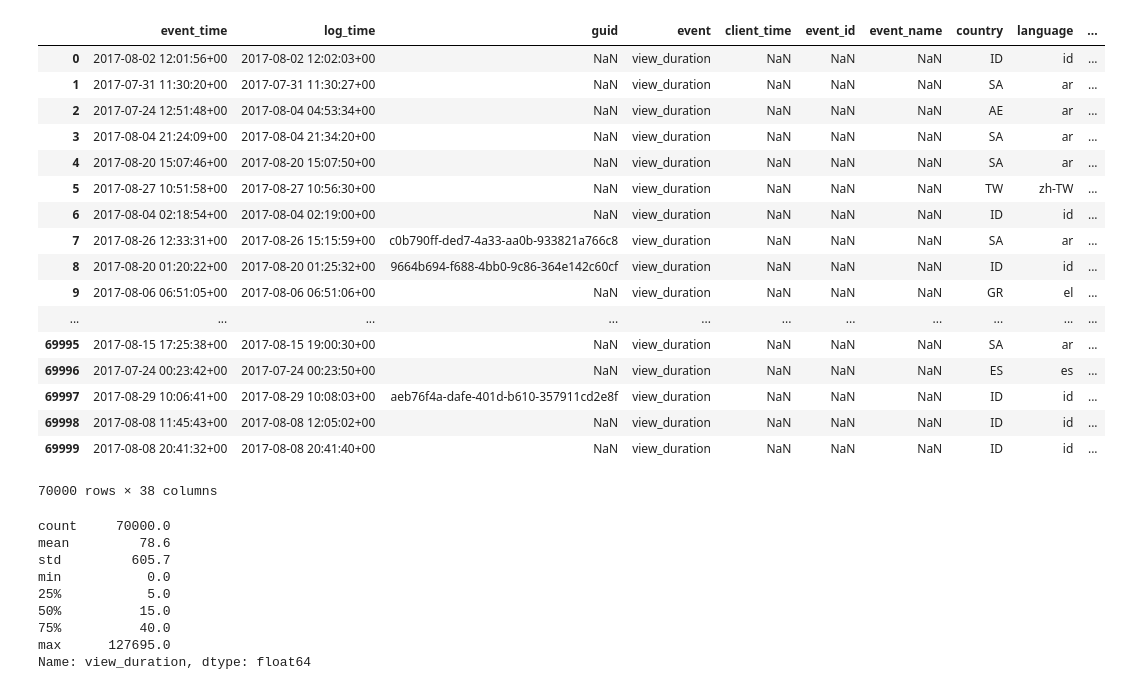
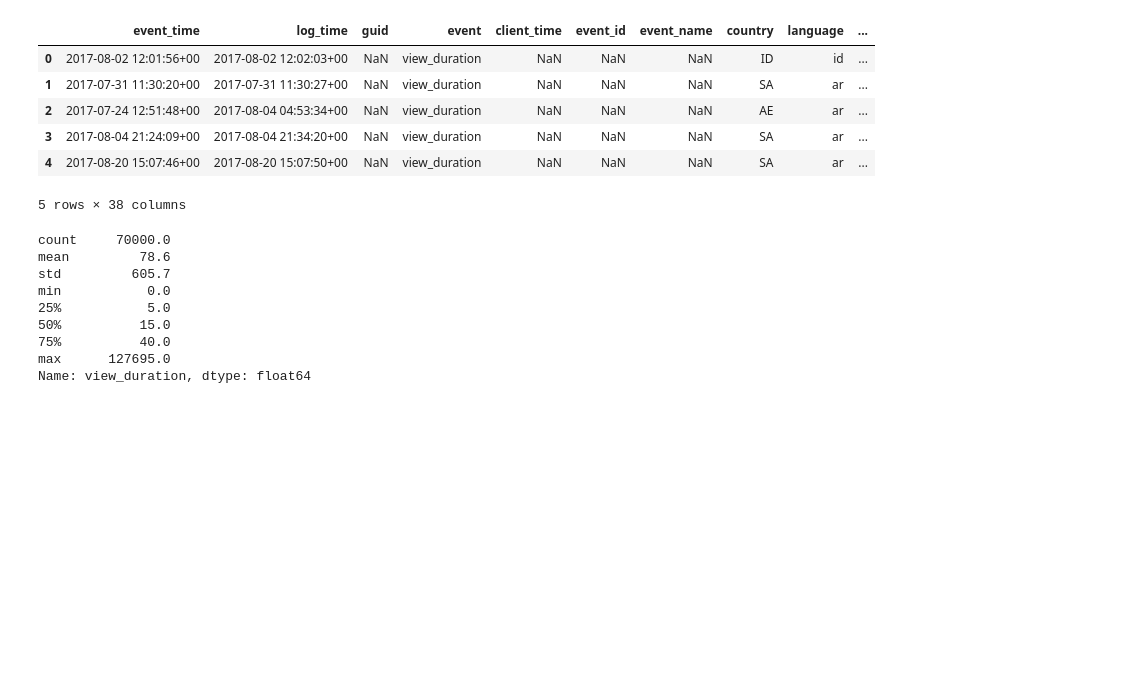
Before and after one commit to OisinB/notebooks, a Jupyter notebook: data_analysis/view_duration.ipynb, the cells around one changed output. Cells and saved outputs as stored; diff of their text form; code cells hidden in the pictures; blank space fills up the shorter version.

```diff
--- a/data_analysis/view_duration.ipynb
+++ b/data_analysis/view_duration.ipynb
@@ -3,26 +3,15 @@ import pandas as pd
 %matplotlib inline
 # %%
 df = pd.read_csv('/Users/oisin-brogan/Data/cooking_time/view_duration_sample_20170830.csv')
-df
+df.head()
 # %% [output]
 |  | event_time | log_time | guid | event | client_time | event_id | event_name | country | language | ... |
 | 0 | 2017-08-02 12:01:56+00 | 2017-08-02 12:02:03+00 | NaN | view_duration | NaN | NaN | NaN | ID | id | ... |
 | 1 | 2017-07-31 11:30:20+00 | 2017-07-31 11:30:27+00 | NaN | view_duration | NaN | NaN | NaN | SA | ar | ... |
 | 2 | 2017-07-24 12:51:48+00 | 2017-08-04 04:53:34+00 | NaN | view_duration | NaN | NaN | NaN | AE | ar | ... |
 | 3 | 2017-08-04 21:24:09+00 | 2017-08-04 21:34:20+00 | NaN | view_duration | NaN | NaN | NaN | SA | ar | ... |
 | 4 | 2017-08-20 15:07:46+00 | 2017-08-20 15:07:50+00 | NaN | view_duration | NaN | NaN | NaN | SA | ar | ... |
-| 5 | 2017-08-27 10:51:58+00 | 2017-08-27 10:56:30+00 | NaN | view_duration | NaN | NaN | NaN | TW | zh-TW | ... |
-| 6 | 2017-08-04 02:18:54+00 | 2017-08-04 02:19:00+00 | NaN | view_duration | NaN | NaN | NaN | ID | id | ... |
-| 7 | 2017-08-26 12:33:31+00 | 2017-08-26 15:15:59+00 | c0b790ff-ded7-4a33-aa0b-933821a766c8 | view_duration | NaN | NaN | NaN | SA | ar | ... |
-| 8 | 2017-08-20 01:20:22+00 | 2017-08-20 01:25:32+00 | 9664b694-f688-4bb0-9c86-364e142c60cf | view_duration | NaN | NaN | NaN | ID | id | ... |
-| 9 | 2017-08-06 06:51:05+00 | 2017-08-06 06:51:06+00 | NaN | view_duration | NaN | NaN | NaN | GR | el | ... |
-| ... | ... | ... | ... | ... | ... | ... | ... | ... | ... | ... |
-| 69995 | 2017-08-15 17:25:38+00 | 2017-08-15 19:00:30+00 | NaN | view_duration | NaN | NaN | NaN | SA | ar | ... |
-| 69996 | 2017-07-24 00:23:42+00 | 2017-07-24 00:23:50+00 | NaN | view_duration | NaN | NaN | NaN | ES | es | ... |
-| 69997 | 2017-08-29 10:06:41+00 | 2017-08-29 10:08:03+00 | aeb76f4a-dafe-401d-b610-357911cd2e8f | view_duration | NaN | NaN | NaN | ID | id | ... |
-| 69998 | 2017-08-08 11:45:43+00 | 2017-08-08 12:05:02+00 | NaN | view_duration | NaN | NaN | NaN | ID | id | ... |
-| 69999 | 2017-08-08 20:41:32+00 | 2017-08-08 20:41:40+00 | NaN | view_duration | NaN | NaN | NaN | ID | id | ... |
-70000 rows × 38 columns
+5 rows × 38 columns
 # %%
 df.view_duration.describe().round(1)
 # %% [output]
```
Also changed, not shown: parts of 10 cells of this notebook.
